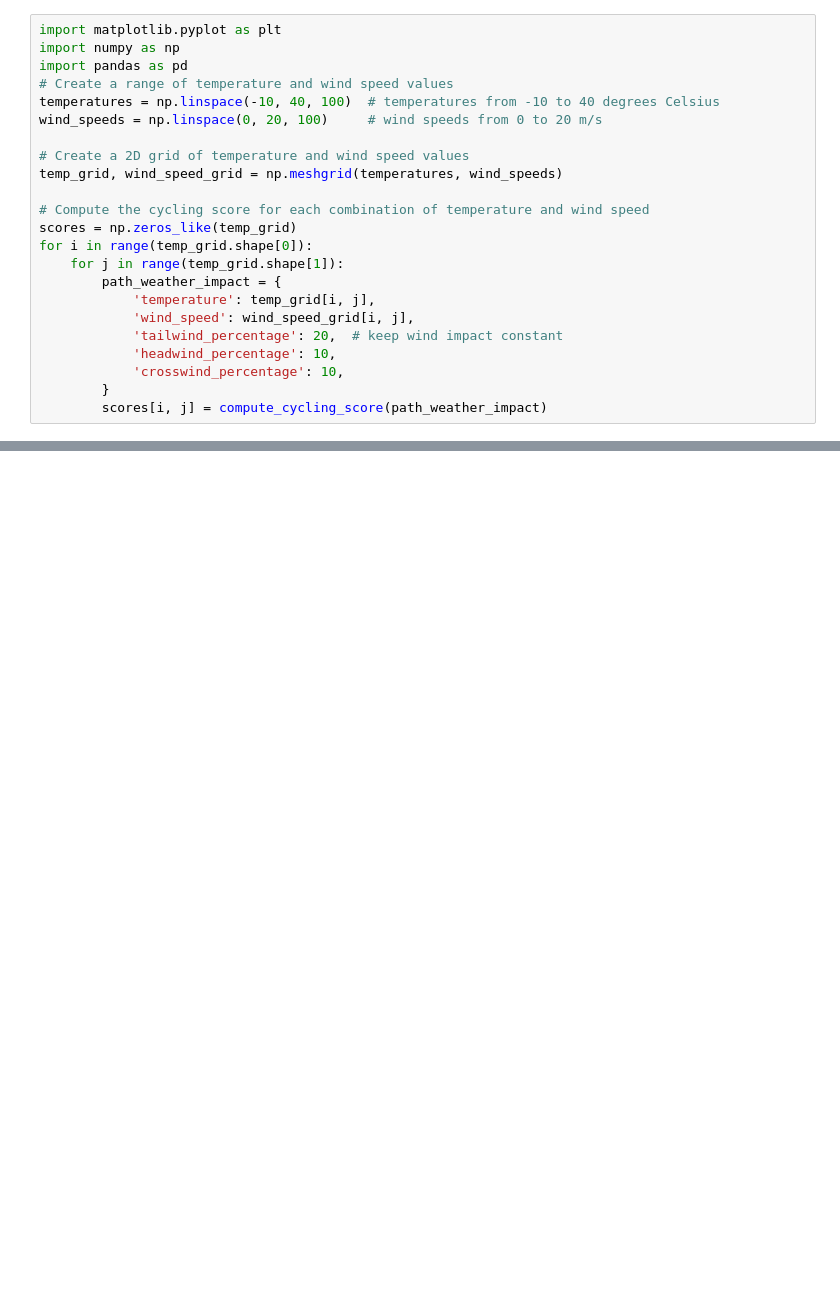
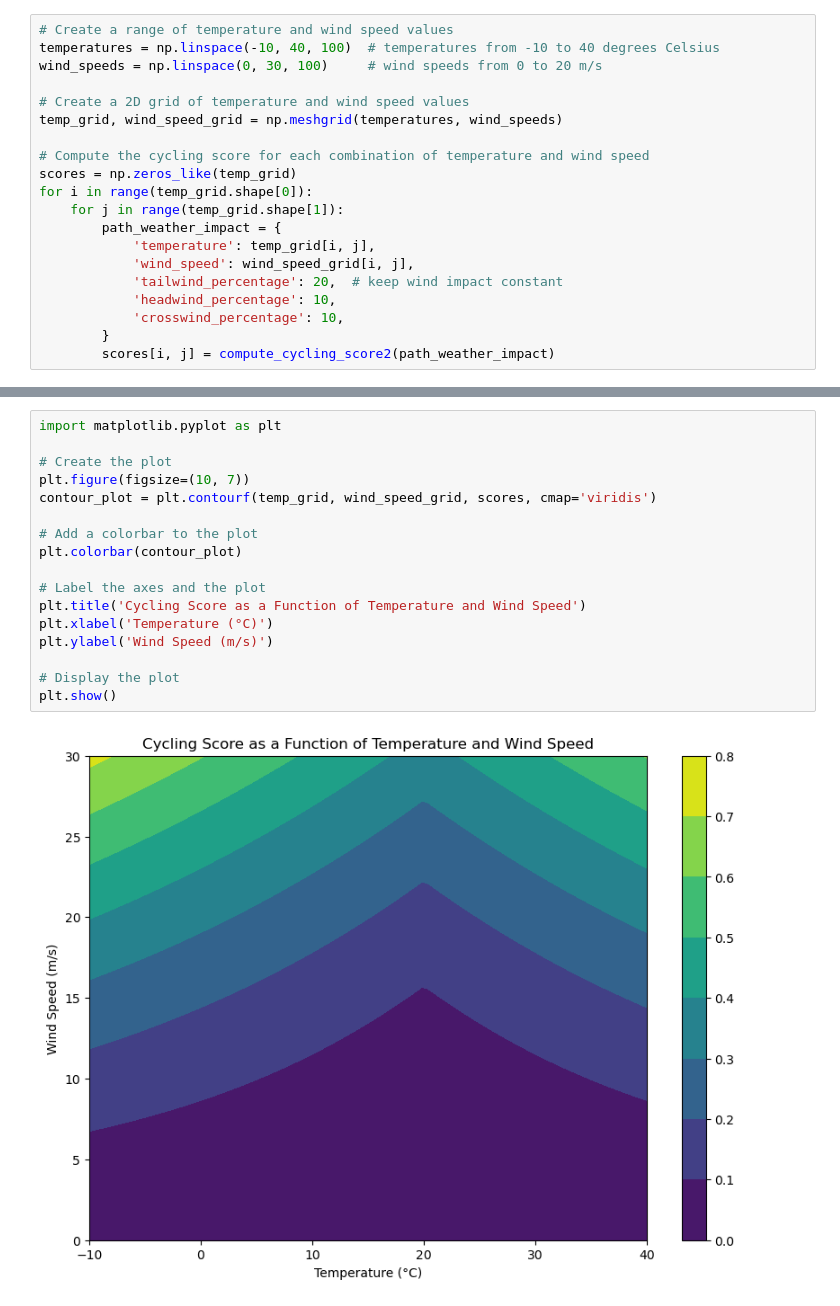
Before and after one commit to daiigr/windrider-data-analysis, a Jupyter notebook: windrider.ipynb, the cells around one changed output, grey strips where cells are left out. Cells and saved outputs as stored; diff of their text form; blank space fills up the shorter version.

```diff
--- a/windrider.ipynb
+++ b/windrider.ipynb
@@ -37,10 +33,7 @@ def compute_cycling_score(path_weather_impact):
 # %%
-import matplotlib.pyplot as plt
-import numpy as np
-import pandas as pd
 # Create a range of temperature and wind speed values
 temperatures = np.linspace(-10, 40, 100)  # temperatures from -10 to 40 degrees Celsius
-wind_speeds = np.linspace(0, 20, 100)     # wind speeds from 0 to 20 m/s
+wind_speeds = np.linspace(0, 30, 100)     # wind speeds from 0 to 20 m/s
 
 # Create a 2D grid of temperature and wind speed values
 temp_grid, wind_speed_grid = np.meshgrid(temperatures, wind_speeds)
@@ -56,4 +49,4 @@ for i in range(temp_grid.shape[0]):
             'headwind_percentage': 10,
             'crosswind_percentage': 10,
         }
-        scores[i, j] = compute_cycling_score(path_weather_impact)
+        scores[i, j] = compute_cycling_score2(path_weather_impact)
@@ -96 +53,20 @@ fig.show()
+# %%
+import matplotlib.pyplot as plt
+
+# Create the plot
+plt.figure(figsize=(10, 7))
+contour_plot = plt.contourf(temp_grid, wind_speed_grid, scores, cmap='viridis')
+
+# Add a colorbar to the plot
+plt.colorbar(contour_plot)
+
+# Label the axes and the plot
+plt.title('Cycling Score as a Function of Temperature and Wind Speed')
+plt.xlabel('Temperature (°C)')
+plt.ylabel('Wind Speed (m/s)')
+
+# Display the plot
+plt.show()
+# %% [output]
+[figure, added]
 # %%
```
Also changed, not shown: parts of 8 cells of this notebook.
